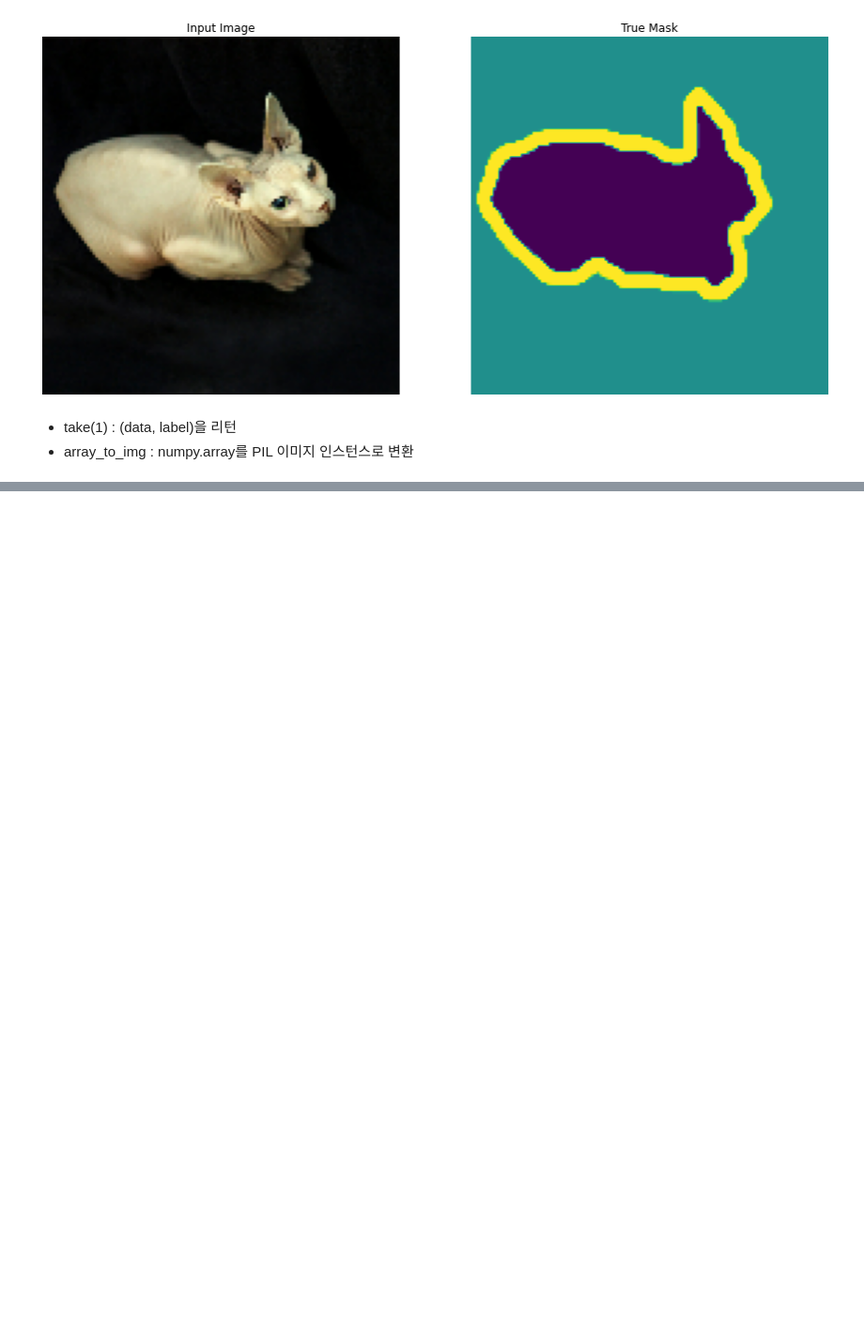
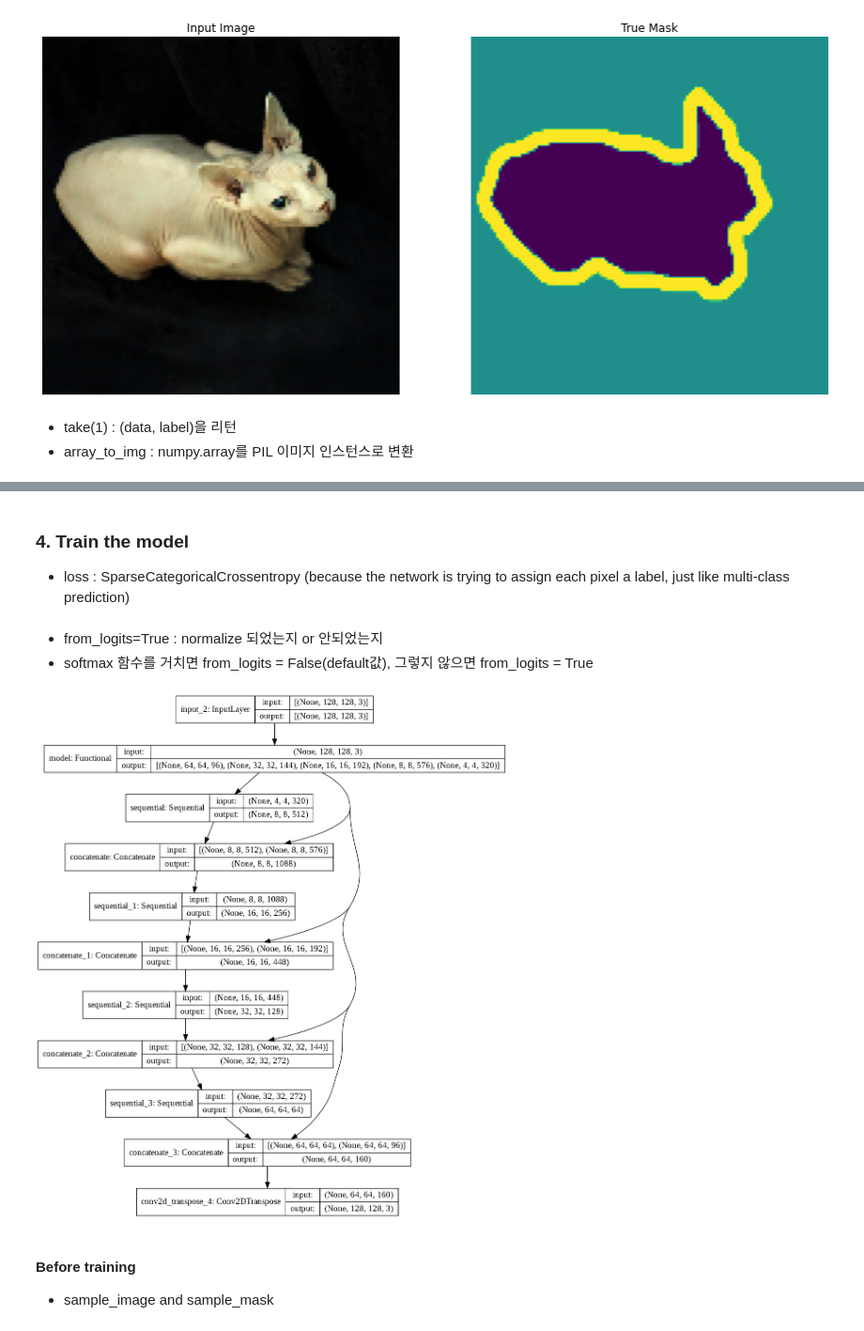
Before and after one commit to HeejiWon/Computer_Vision_Practice, a Jupyter notebook: 0424_Segmentation.ipynb, the cells around one changed output, grey strips where cells are left out. Shown at 94% size. Saved outputs shown, nothing was run; the diff lists cells and outputs as text; code cells hidden in the pictures; blank space fills up the shorter version.

```diff
--- a/0424_Segmentation.ipynb
+++ b/0424_Segmentation.ipynb
@@ -140,0 +158,2 @@ display([sample_image, sample_mask])
+# %%
+OUTPUT_CHANNELS = 3  # three possible labels
@@ -140,0 +181,50 @@ display([sample_image, sample_mask])
+# %%
+### decoder/upsampler
+up_stack = [
+    pix2pix.upsample(512, 3),  # 4*4 -> 8*8
+    pix2pix.upsample(256, 3),  # 8*8 -> 16*16
+    pix2pix.upsample(128, 3),  # 16*16 -> 32*32
+    pix2pix.upsample(64, 3)    # 32*32 -> 64*64
+]
+
+# upsample : Conv2DTranspose => Batchnorm => Dropout => Relu
+# %%
+def unet_model(output_channels):  # 아래의 모델 그림 참고
+    inputs = tf.keras.layers.Input(shape=[128, 128, 3])
+
+    # Downsampling through the model
+    skips = down_stack(inputs)
+    x = skips[-1]
+    skips = reversed(skips[:-1])
+
+    # Upsampling and establishing the skip connections
+    for up, skip in zip(up_stack, skips):
+        x = up(x)
+        concat = tf.keras.layers.Concatenate()
+        x = concat([x, skip])
+
+    # This is the last layer of te model
+    last = tf.keras.layers.Conv2DTranspose(output_channels, 3, strides=2,
+                                           padding='same')  # 64*64 -> 128*128
+
+    x = last(x)
+
+    return tf.keras.Model(inputs=inputs, outputs=x)
+# %% [markdown]
+### 4. Train the model
+- loss : SparseCategoricalCrossentropy (because the network is trying to assign each pixel a label, just like multi-class prediction)
+# %%
+model = unet_model(OUTPUT_CHANNELS)
+model.compile(optimizer='adam',
+             loss=tf.keras.losses.SparseCategoricalCrossentropy(from_logits=True),
+             metrics=['accuracy'])
+# %% [markdown]
+- from_logits=True : normalize 되었는지 or 안되었는지
+-  softmax 함수를 거치면 from_logits = False(default값), 그렇지 않으면 from_logits = True
+# %%
+tf.keras.utils.plot_model(model, show_shapes=True)
+# %% [output]
+[figure, added]
+# %% [markdown]
+#### Before training
+- sample_image and sample_mask
```
Also changed, not shown: parts of 20 cells of this notebook.
